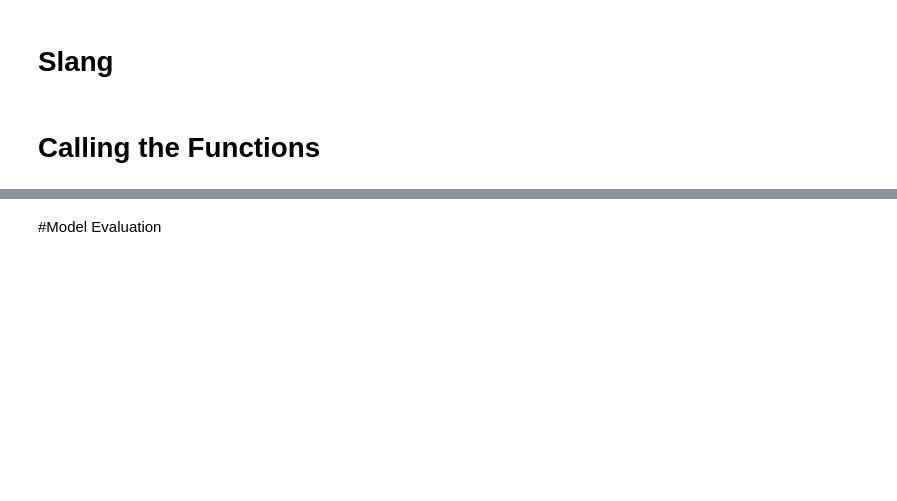
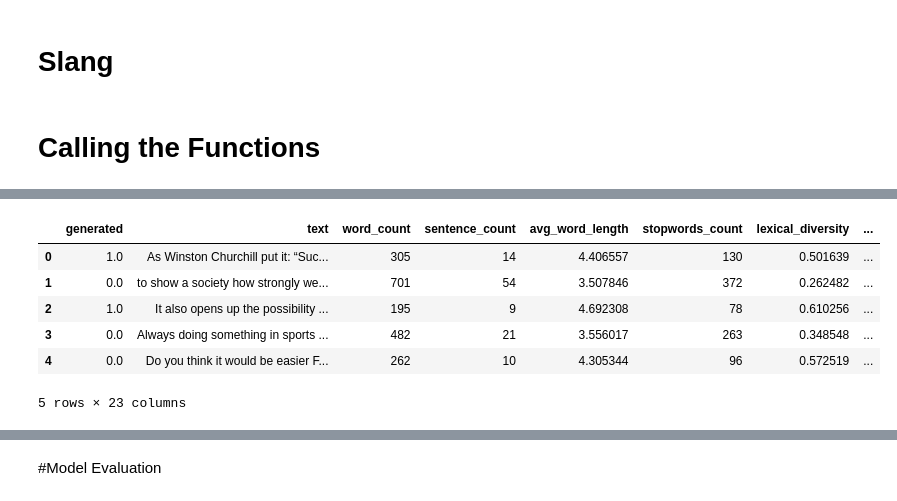
Before and after one commit to yukaberry/detect_ai_content, a Jupyter notebook: notebooks/texts/lina_text_internal_features_tuned.ipynb, the cells around one changed output, grey strips where cells are left out. Cells and saved outputs as stored; diff of their text form; code cells hidden in the pictures; blank space fills up the shorter version.

```diff
--- a/notebooks/texts/lina_text_internal_features_tuned.ipynb
+++ b/notebooks/texts/lina_text_internal_features_tuned.ipynb
@@ -518,16 +505,26 @@ slang_dict = {
     "ynk" : "you never know",
     "zzz" : "sleeping bored and tired"
 }
-# %%
-
-def count_slang(text, slang_dict):
-
-    # maybe you need to add cleaning test function here below
-    # it will depend on txt dataset
-    # ex) text = clean_txt(text)
-
-    slang_count = sum(1 for word in text if word in slang_dict)
-    return slang_count
+# %%
+import re
+def count_slang(text_df, slang_dict):
+
+        features = pd.DataFrame()
+
+        def preprocess_text(text):
+            # Lowercase, remove punctuation
+            text = text.lower()
+            text = re.sub(r'[^\w\s]', '', text)  # Remove punctuation
+            words = text.split()
+            return words
+
+
+        # Apply preprocessing and slang count to each row in the specified column
+        features['slang_count'] = text_df['text'].apply(
+            lambda text: sum(1 for word in preprocess_text(text) if word in slang_dict)
+        )
+
+        return features
 # %% [markdown]
 # Calling the Functions
 # %%
@@ -578,3 +585,14 @@ internal_df.head()
+# %%
+internal_df = pd.concat([internal_df,slang], axis=1)
+internal_df.head()
+# %% [output]
+|  | generated | text | word_count | sentence_count | avg_word_length | stopwords_count | lexical_diversity | ... |
+| 0 | 1.0 | As Winston Churchill put it: “Suc... | 305 | 14 | 4.406557 | 130 | 0.501639 | ... |
+| 1 | 0.0 | to show a society how strongly we... | 701 | 54 | 3.507846 | 372 | 0.262482 | ... |
+| 2 | 1.0 | It also opens up the possibility ... | 195 | 9 | 4.692308 | 78 | 0.610256 | ... |
+| 3 | 0.0 | Always doing something in sports ... | 482 | 21 | 3.556017 | 263 | 0.348548 | ... |
+| 4 | 0.0 | Do you think it would be easier F... | 262 | 10 | 4.305344 | 96 | 0.572519 | ... |
+5 rows × 23 columns
 # %%
 def aggregate_internal_features(internal_df):
     aggregated_features = pd.DataFrame()
```
Also changed, not shown: parts of 26 cells of this notebook.
